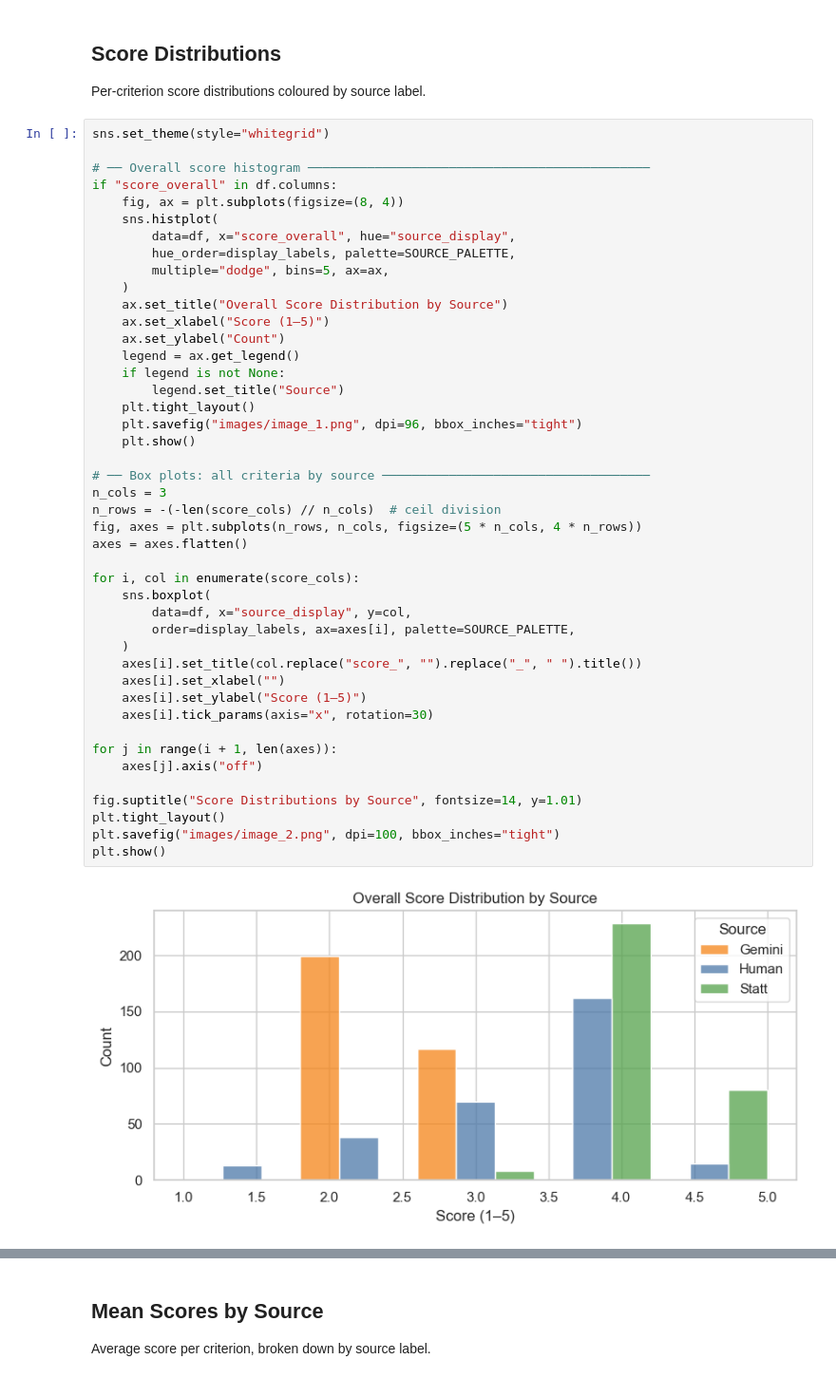
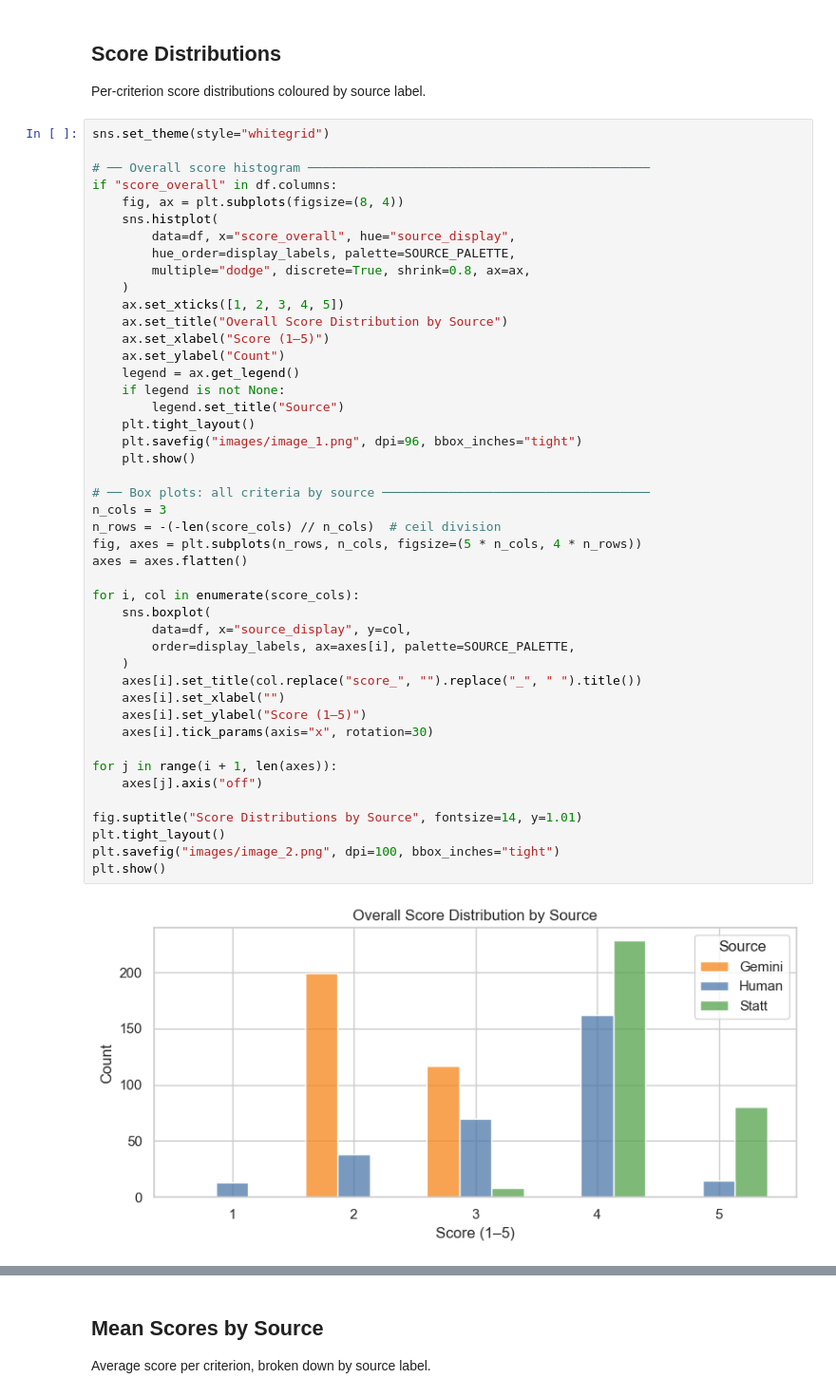
Before and after one commit to guozhan11/LLM-as-judge, a Jupyter notebook: comment_analysis.ipynb, the cells around one changed output, grey strips where cells are left out. Shown at 95% size. Saved outputs shown, nothing was run; the diff lists cells and outputs as text.

```diff
--- a/comment_analysis.ipynb
+++ b/comment_analysis.ipynb
@@ -372,8 +372,9 @@ if "score_overall" in df.columns:
     sns.histplot(
         data=df, x="score_overall", hue="source_display",
         hue_order=display_labels, palette=SOURCE_PALETTE,
-        multiple="dodge", bins=5, ax=ax,
+        multiple="dodge", discrete=True, shrink=0.8, ax=ax,
     )
+    ax.set_xticks([1, 2, 3, 4, 5])
     ax.set_title("Overall Score Distribution by Source")
     ax.set_xlabel("Score (1–5)")
     ax.set_ylabel("Count")
@@ -381,34 +382,34 @@ if "score_overall" in df.columns:
     if legend is not None:
         legend.set_title("Source")
     plt.tight_layout()
     plt.savefig("images/image_1.png", dpi=96, bbox_inches="tight")
     plt.show()
 
 # ── Box plots: all criteria by source ────────────────────────────────────
 n_cols = 3
 n_rows = -(-len(score_cols) // n_cols)  # ceil division
 fig, axes = plt.subplots(n_rows, n_cols, figsize=(5 * n_cols, 4 * n_rows))
 axes = axes.flatten()
 
 for i, col in enumerate(score_cols):
     sns.boxplot(
         data=df, x="source_display", y=col,
         order=display_labels, ax=axes[i], palette=SOURCE_PALETTE,
     )
     axes[i].set_title(col.replace("score_", "").replace("_", " ").title())
     axes[i].set_xlabel("")
     axes[i].set_ylabel("Score (1–5)")
     axes[i].tick_params(axis="x", rotation=30)
 
 for j in range(i + 1, len(axes)):
     axes[j].axis("off")
 
 fig.suptitle("Score Distributions by Source", fontsize=14, y=1.01)
 plt.tight_layout()
 plt.savefig("images/image_2.png", dpi=100, bbox_inches="tight")
 plt.show()
 # %% [output]
-[figure, old version]
+[figure, new version]
 [figure]
 # %% [markdown]
 ## Mean Scores by Source
```
Also changed, not shown: parts of 1 cell of this notebook, 1 other file.
